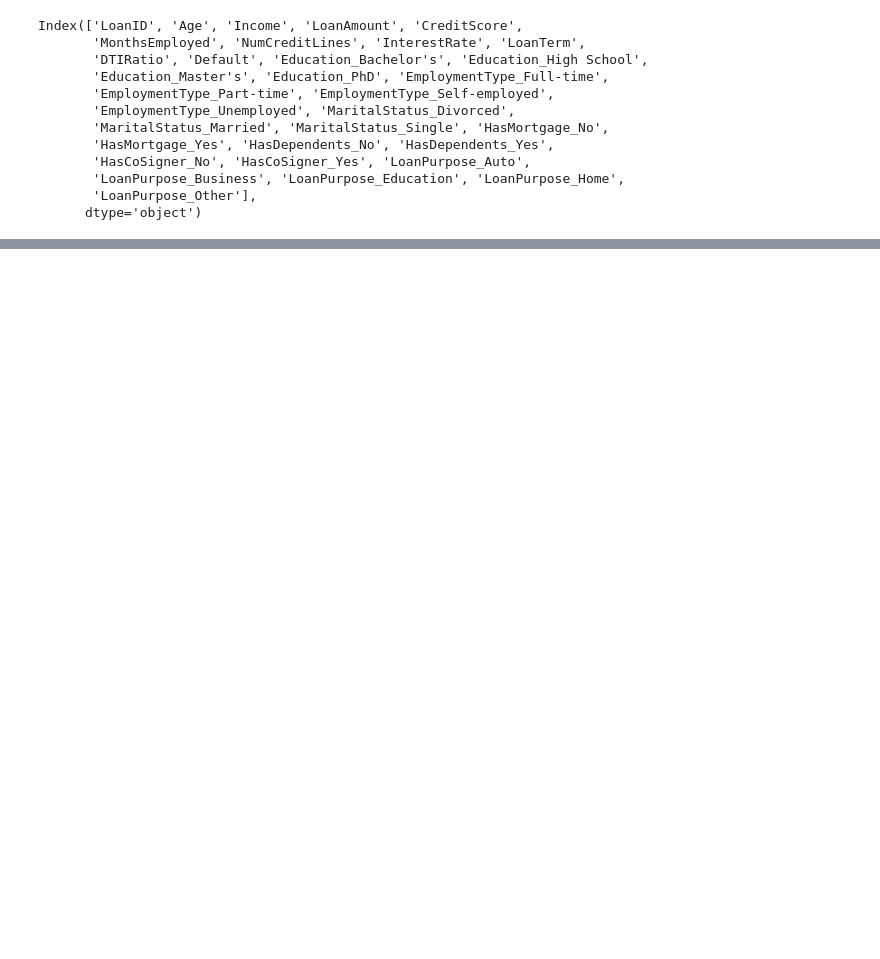
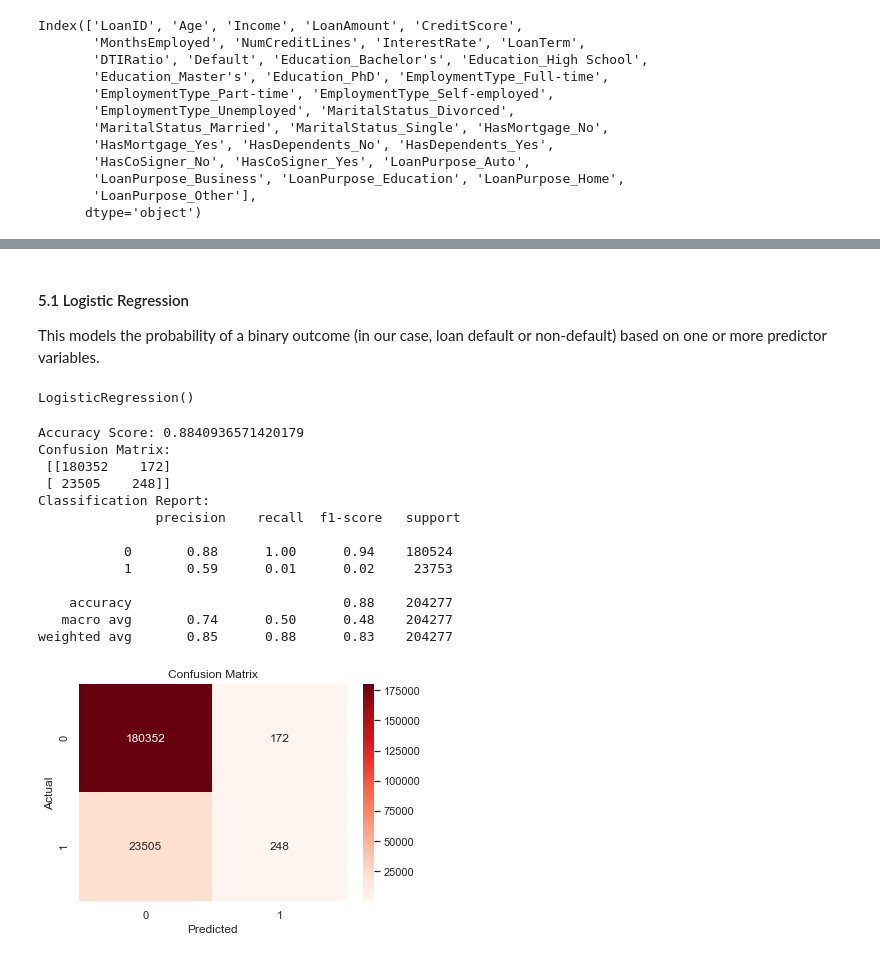
Before and after one commit to saginiclaudia/Loan-Default-Prediction, a Jupyter notebook: student.ipynb, the cells around one changed output, grey strips where cells are left out. Saved outputs shown, nothing was run; the diff lists cells and outputs as text; code cells hidden in the pictures; blank space fills up the shorter version.

```diff
--- a/student.ipynb
+++ b/student.ipynb
@@ -370,0 +380,3 @@ loan_df_encoded
+# %%
+loan_df_encoded = data_prep.encoding(loan_df)
+loan_df_encoded.head()
@@ -385,0 +437,7 @@ Index(['LoanID', 'Age', 'Income', 'LoanAmount', 'CreditScore',
+# %%
+X_train_scaled, X_test_scaled, y_train, y_test = data_prep.prepare_data(loan_df)
+print("Using prepare_data method:")
+print("X_train_scaled shape:", X_train_scaled.shape)
+print("X_test_scaled shape:", X_test_scaled.shape)
+print("y_res shape:", y_train.shape)
+print("y_test shape:", y_test.shape)
@@ -385,0 +461,52 @@ Index(['LoanID', 'Age', 'Income', 'LoanAmount', 'CreditScore',
+# %%
+# Evaluation metrics
+def metrics_score(y_true, y_pred):
+    cm = confusion_matrix(y_true, y_pred)
+    print("Accuracy Score:", accuracy_score(y_true, y_pred))
+    print("Confusion Matrix:\n", cm)
+    print("Classification Report:\n", classification_report(y_true, y_pred))
+
+    # Visualize confusion matrix
+    sns.heatmap(cm, annot=True, fmt='d', cmap='Reds')
+    plt.xlabel('Predicted')
+    plt.ylabel('Actual')
+    plt.title('Confusion Matrix')
+    plt.show();
+#     precision, recall, _ = precision_recall_curve(y_true, y_pred)
+#     plt.plot(recall, precision, marker='.')
+#     plt.xlabel('Recall')
+#     plt.ylabel('Precision')
+#     plt.show();
+# %% [markdown]
+#### 5.1 Logistic Regression
+
+This models the probability of a binary outcome (in our case, loan default or non-default) based on one or more predictor variables.
+# %%
+# Initialize the Logistic Regression model
+logistic_model = LogisticRegression()
+
+# Fit the model on the training data
+logistic_model.fit(X_train, y_train)
+# %% [output]
+LogisticRegression()
+# %%
+#Predicting for train set
+y_pred_train = logistic_model.predict(X_train)
+
+# Performance on the train dataset
+metrics_score(y_train, y_pred_train)
+# %% [output]
+Accuracy Score: 0.8840936571420179
+Confusion Matrix:
+ [[180352    172]
+ [ 23505    248]]
+Classification Report:
+               precision    recall  f1-score   support
+
+           0       0.88      1.00      0.94    180524
+           1       0.59      0.01      0.02     23753
+
+    accuracy                           0.88    204277
+   macro avg       0.74      0.50      0.48    204277
+weighted avg       0.85      0.88      0.83    204277
+[figure, added]
```
Also changed, not shown: parts of 54 cells of this notebook.
